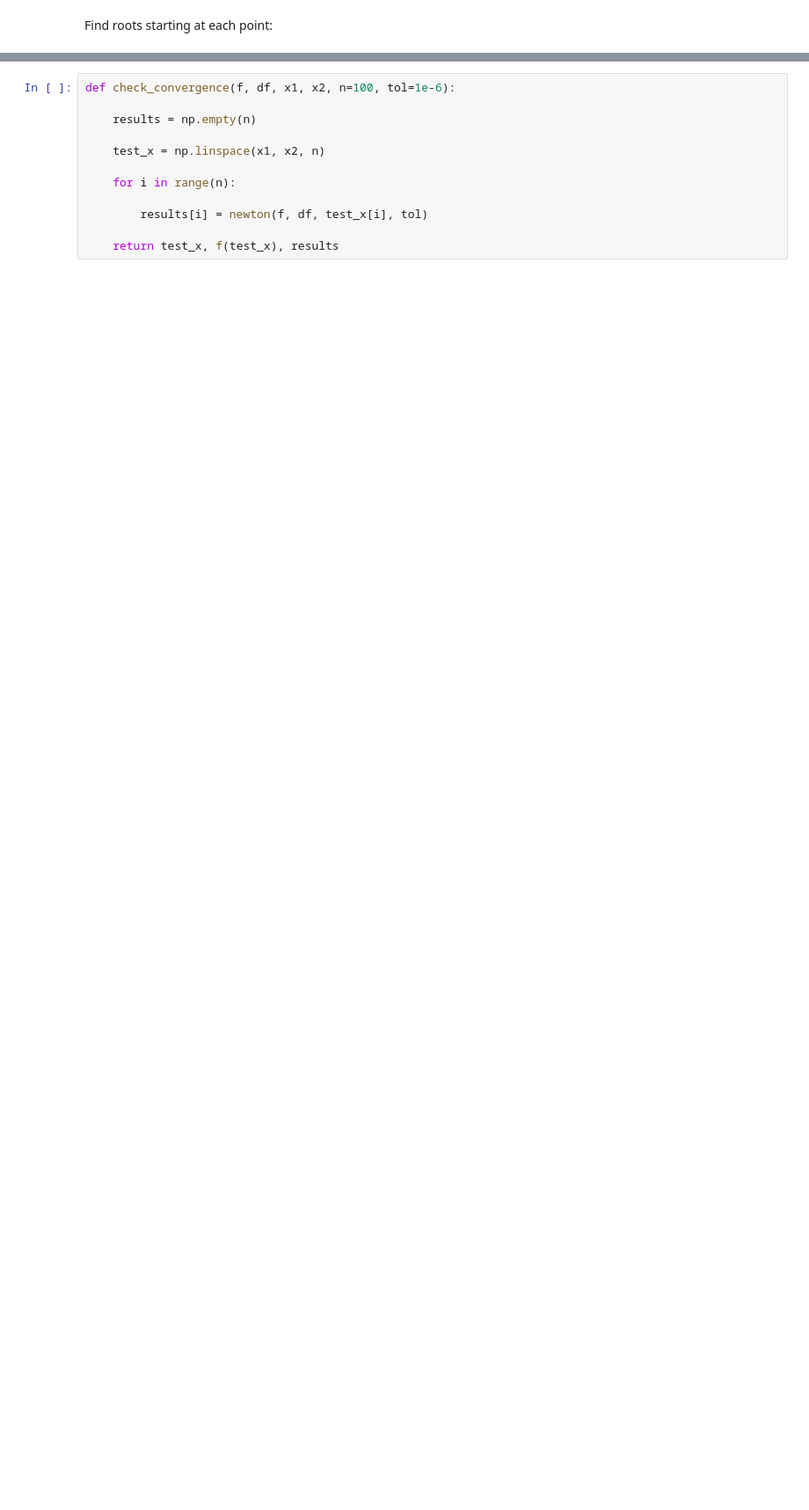
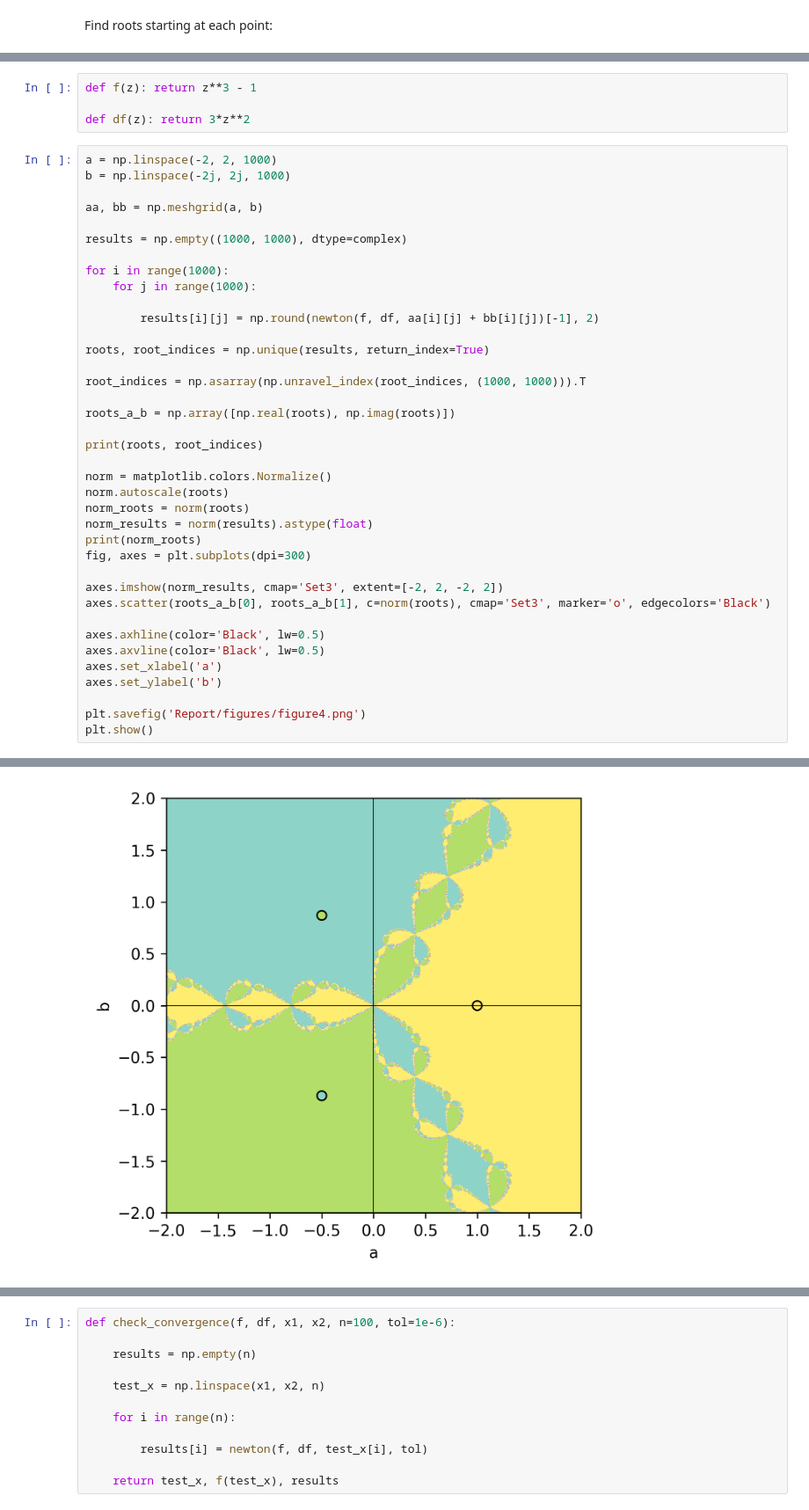
Before and after one commit to benraivel/MA332, a Jupyter notebook: Projects/Project1/Project1.ipynb, the cells around one changed output, grey strips where cells are left out. Shown at 88% size. Cells and saved outputs as stored; diff of their text form; blank space fills up the shorter version.

```diff
--- a/Projects/Project1/Project1.ipynb
+++ b/Projects/Project1/Project1.ipynb
@@ -143,0 +210,43 @@ plt.show()
+# %%
+def f(z): return z**3 - 1
+
+def df(z): return 3*z**2
+# %%
+a = np.linspace(-2, 2, 1000)
+b = np.linspace(-2j, 2j, 1000)
+
+aa, bb = np.meshgrid(a, b)
+
+results = np.empty((1000, 1000), dtype=complex)
+
+for i in range(1000):
+    for j in range(1000):
+
+        results[i][j] = np.round(newton(f, df, aa[i][j] + bb[i][j])[-1], 2)
+
+roots, root_indices = np.unique(results, return_index=True)
+
+root_indices = np.asarray(np.unravel_index(root_indices, (1000, 1000))).T
+
+roots_a_b = np.array([np.real(roots), np.imag(roots)])
+
+print(roots, root_indices)
+
+norm = matplotlib.colors.Normalize()
+norm.autoscale(roots)
+norm_roots = norm(roots)
+norm_results = norm(results).astype(float)
+print(norm_roots)
+fig, axes = plt.subplots(dpi=300)
+
+axes.imshow(norm_results, cmap='Set3', extent=[-2, 2, -2, 2])
+axes.scatter(roots_a_b[0], roots_a_b[1], c=norm(roots), cmap='Set3', marker='o', edgecolors='Black')
+
+axes.axhline(color='Black', lw=0.5)
+axes.axvline(color='Black', lw=0.5)
+axes.set_xlabel('a')
+axes.set_ylabel('b')
+
+plt.savefig('Report/figures/figure4.png')
+plt.show()
+# %% [output]
@@ -143,0 +258 @@ plt.show()
+[figure, added]
```
Also changed, not shown: parts of 18 cells of this notebook, 17 other files.
